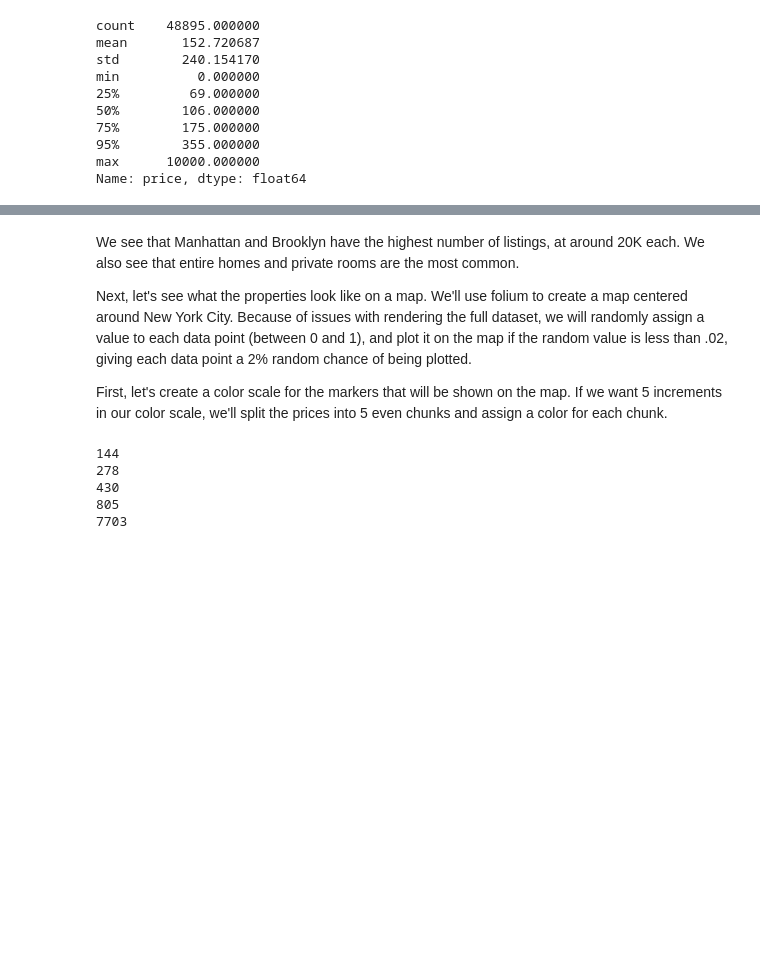
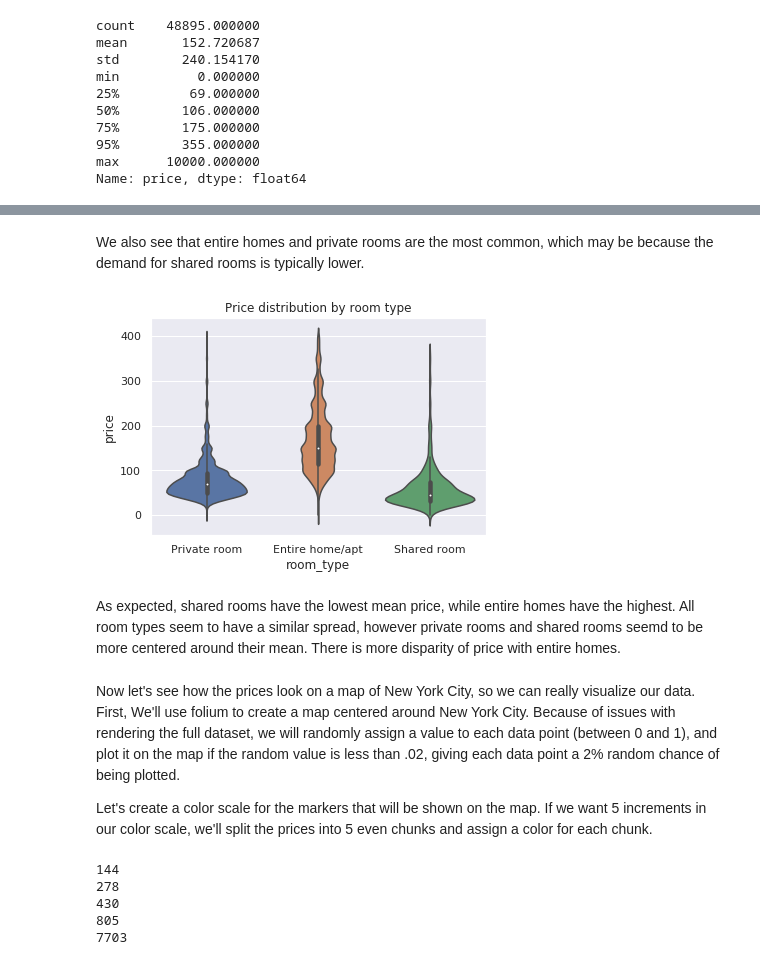
Before and after one commit to adamhoward56/Airbnb, a Jupyter notebook: CMSC320 Airbnb Final Data Exploration.ipynb, the cells around one changed output, grey strips where cells are left out. Saved outputs shown, nothing was run; the diff lists cells and outputs as text; code cells hidden in the pictures; blank space fills up the shorter version.

```diff
--- a/CMSC320 Airbnb Final Data Exploration.ipynb
+++ b/CMSC320 Airbnb Final Data Exploration.ipynb
@@ -159,10 +161,19 @@ plt.show()
+# %% [markdown]
+We also see that entire homes and private rooms are the most common, which may be because the demand for shared rooms is typically lower.
+# %%
+winsorized_df=main_df[main_df.price < 400]
+#using violinplot to showcase density and distribtuion of prices
+viz_2=sns.violinplot(data=winsorized_df, x='room_type', y='price')
+viz_2.set_title('Price distribution by room type')
+plt.show()
+# %% [output]
+[figure, added]
+# %% [markdown]
+As expected, shared rooms have the lowest mean price, while entire homes have the highest. All room types seem to have a similar spread, however private rooms and shared rooms seemd to be more centered around their mean. There is more disparity of price with entire homes.
 # %% [markdown]
-We see that Manhattan and Brooklyn have the highest number of listings, at around 20K each. We also see that entire homes and private rooms are the most common.
+Now let's see how the prices look on a map of New York City, so we can really visualize our data. First, We'll use folium to create a map centered around New York City. Because of issues with rendering the full dataset, we will randomly assign a value to each data point (between 0 and 1), and plot it on the map if the random value is less than .02, giving each data point a 2% random chance of being plotted.
 
-
-Next, let's see what the properties look like on a map. We'll use folium to create a map centered around New York City. Because of issues with rendering the full dataset, we will randomly assign a value to each data point (between 0 and 1), and plot it on the map if the random value is less than .02, giving each data point a 2% random chance of being plotted.
-
-First, let's create a color scale for the markers that will be shown on the map. If we want 5 increments in our color scale, we'll split the prices into 5 even chunks and assign a color for each chunk.
+Let's create a color scale for the markers that will be shown on the map. If we want 5 increments in our color scale, we'll split the prices into 5 even chunks and assign a color for each chunk.
 # %%
 prices = sorted(main_df['price'].unique().tolist())
 partition_length = len(prices)//5 # we want 5 increments for our color scale
```
Also changed, not shown: parts of 16 cells of this notebook.
